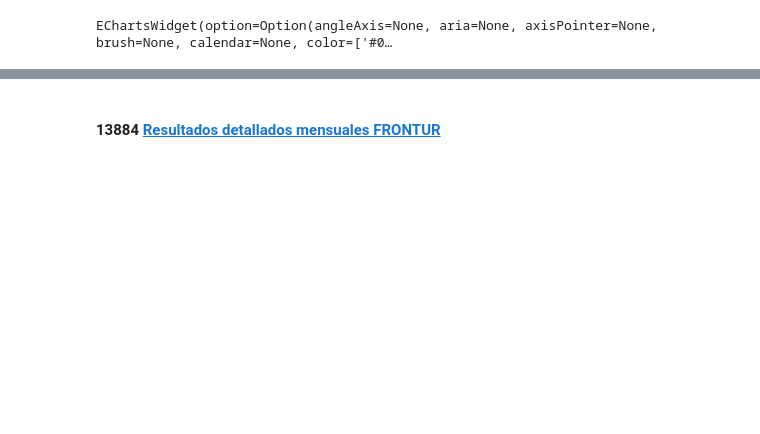
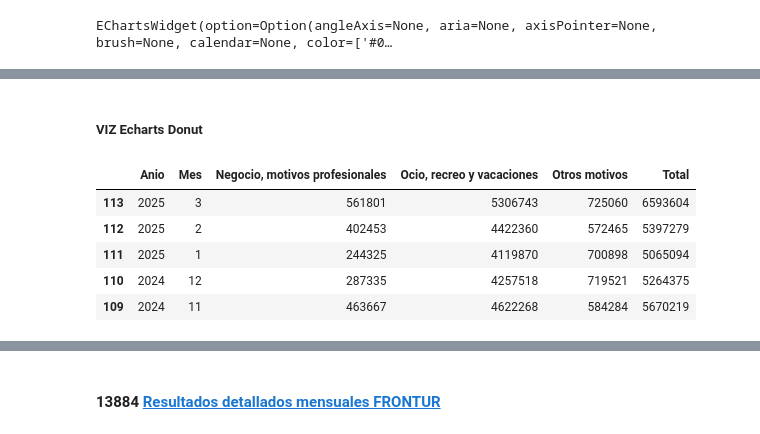
Before and after one commit to anapstl/Travel_EDA, a Jupyter notebook: EDA.ipynb, the cells around one changed output, grey strips where cells are left out. Drawn from its saved outputs; the diff is of its cells as text; code cells hidden in the pictures; blank space fills up the shorter version.

```diff
--- a/EDA.ipynb
+++ b/EDA.ipynb
@@ -489,8 +426,7 @@ EChartsWidget(option=Option(angleAxis=None, aria=None, axisPointer=None, brush=N
 import pandas as pd
 import matplotlib.pyplot as plt
 
-
-df = pd.read_csv('prueba.csv')
+df_pivot_13864 = pd.read_csv('./data/frt_13864_clean.csv', index_col=0)
 
 # Colores para las líneas
 colors = [
@@ -501,8 +437,16 @@ colors = [
 # Preparamos el gráfico
 plt.figure(figsize=(14,8))
 
+# mark area confinamiento
+for idx, anio in enumerate(anios):
+    if anio == 2020:
+        start = idx - 1  # abril
+        end = idx + 1    # junio
+        plt.axvspan(start, end, color='red', alpha=0.1)
+        break
+
 # Agrupamos por año para trazar líneas por año
-for i, (year, group) in enumerate(df.groupby('Anio')):
+for i, (year, group) in enumerate(df_pivot_13864.groupby('Anio')):
     x = group['Mes']
     y = group['Total']
     plt.plot(x, y, label=str(year), color=colors[i], marker='o')
@@ -727,0 +655,14 @@ df_unido.tail()
+# %% [markdown]
+##### VIZ Echarts Donut
+# %%
+import pandas as pd
+import numpy as np
+
+df_pivot_13864.head()
+# %% [output]
+|  | Anio | Mes | Negocio, motivos profesionales | Ocio, recreo y vacaciones | Otros motivos | Total |
+| 113 | 2025 | 3 | 561801 | 5306743 | 725060 | 6593604 |
+| 112 | 2025 | 2 | 402453 | 4422360 | 572465 | 5397279 |
+| 111 | 2025 | 1 | 244325 | 4119870 | 700898 | 5065094 |
+| 110 | 2024 | 12 | 287335 | 4257518 | 719521 | 5264375 |
+| 109 | 2024 | 11 | 463667 | 4622268 | 584284 | 5670219 |
```
Also changed, not shown: parts of 16 cells of this notebook.
